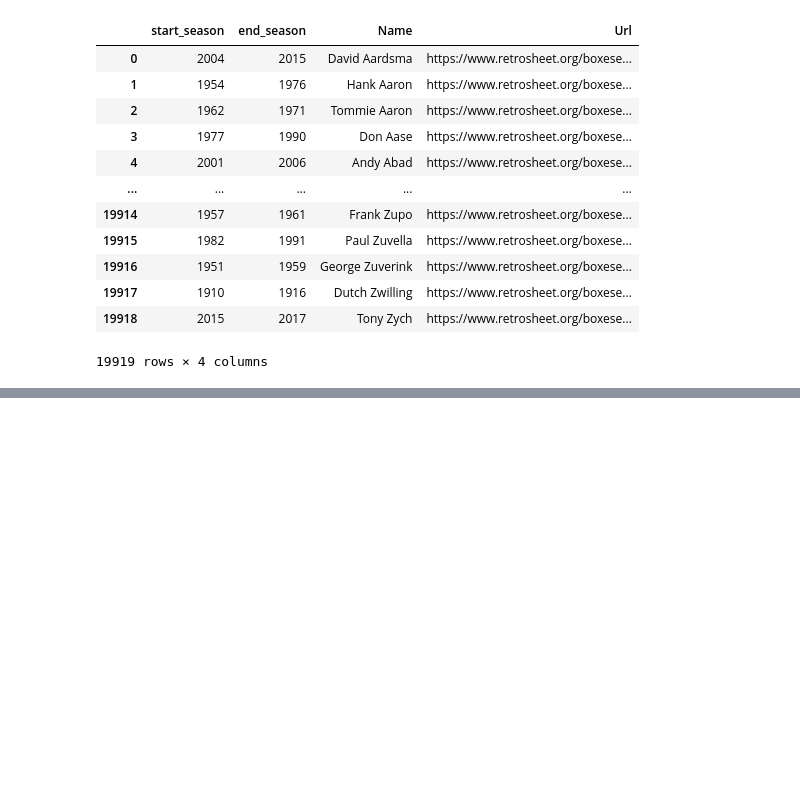
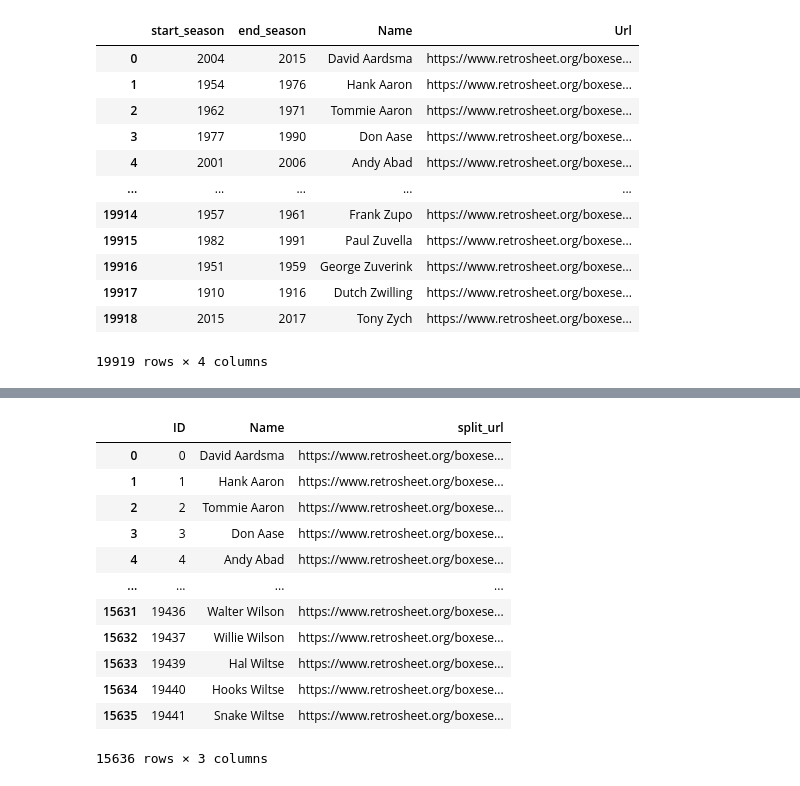
Before and after one commit to kiwymic/MLB-data-analysis, a Jupyter notebook: Retrosheet scrape.ipynb, the cells around one changed output, grey strips where cells are left out. Drawn from its saved outputs; the diff is of its cells as text; code cells hidden in the pictures; blank space fills up the shorter version.

```diff
--- a/Retrosheet scrape.ipynb
+++ b/Retrosheet scrape.ipynb
@@ -89,0 +144,17 @@ df_player_urls.to_csv("players_url.csv");
+# %%
+
+df_player_career_stats
+# %% [output]
+|  | ID | Name | split_url |
+| 0 | 0 | David Aardsma | https://www.retrosheet.org/boxese... |
+| 1 | 1 | Hank Aaron | https://www.retrosheet.org/boxese... |
+| 2 | 2 | Tommie Aaron | https://www.retrosheet.org/boxese... |
+| 3 | 3 | Don Aase | https://www.retrosheet.org/boxese... |
+| 4 | 4 | Andy Abad | https://www.retrosheet.org/boxese... |
+| ... | ... | ... | ... |
+| 15631 | 19436 | Walter Wilson | https://www.retrosheet.org/boxese... |
+| 15632 | 19437 | Willie Wilson | https://www.retrosheet.org/boxese... |
+| 15633 | 19439 | Hal Wiltse | https://www.retrosheet.org/boxese... |
+| 15634 | 19440 | Hooks Wiltse | https://www.retrosheet.org/boxese... |
+| 15635 | 19441 | Snake Wiltse | https://www.retrosheet.org/boxese... |
+15636 rows × 3 columns
```
Also changed, not shown: parts of 9 cells of this notebook.
